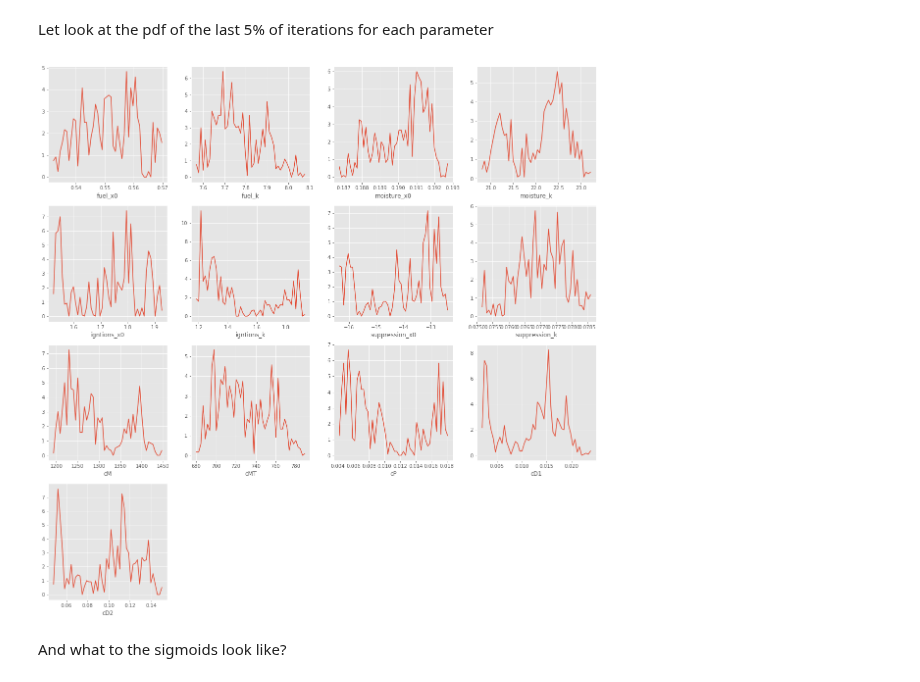
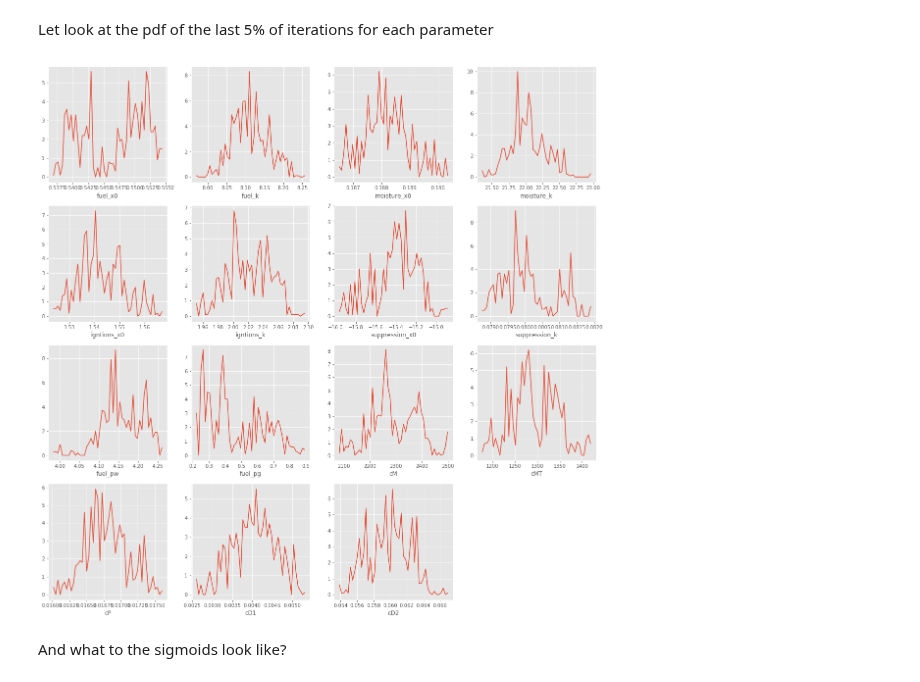
Before and after one commit to rhyswhitley/fire_limitation, a Jupyter notebook: notebooks/bayesian_inference.ipynb, the cells around one changed output. Cells and saved outputs as stored; diff of their text form; code cells hidden in the pictures.

```diff
--- a/notebooks/bayesian_inference.ipynb
+++ b/notebooks/bayesian_inference.ipynb
@@ -118,7 +118,7 @@ sample_pc     = 10
 nIterations   = 6000
 outPath       = "../data/globfire.csv"
 param_outpath = '../outputs/params.csv'
-trace_db      = '../data/firemodel_trace_maxF_longLims_CoverBigPower_TreeMoisture_fuelSeason_lin3.db'
+trace_db      = '../data/firemodel_trace_maxF_longLims_CoverBigPower_TreeMoisture_alphaMax_NofirePower3.db'
 # %%
 def npLog0 (x):
     return [np.log(i) if i > 0 else 0.0000001 for i in x]
@@ -261,18 +262,19 @@ with pm3.Model() as fire_error:
     fuel_x0        = pm3.Uniform('fuel_x0'       ,    -1.0,  2.0)
     fuel_k         = pm3.Uniform('fuel_k'        ,     0.0, 1000.0)
     fuel_pw        = pm3.Uniform('fuel_pw'       ,     1.0, 20.0)
-    fuel_pg        = pm3.Uniform('fuel_pg'       ,     0.0, 20.0)
+    fuel_pg        = pm3.Uniform('fuel_pg'       ,     0.0, 1.0)
 
     moisture_x0    = pm3.Uniform('moisture_x0'   ,    -1.0,  2.0)
     moisture_k     = pm3.Uniform('moisture_k'    ,     0.0, 1000.0)
 
-    ignition_x0    = pm3.Uniform('igntions_x0'   ,  -100.0, 10.0)
+    ignition_x0    = pm3.Uniform('igntions_x0'   ,    -4.0, 4.0)
     ignition_k     = pm3.Uniform('igntions_k'    ,     0.0, 1000.0)
 
     suppression_x0 = pm3.Uniform('suppression_x0',  -100.0,  200.0)
     suppression_k  = pm3.Uniform('suppression_k' ,     0.0, 1000.0)
 
     max_f          = pm3.Uniform('max_f'         ,     0.0,    1.0)
+    #pow_f          = pm3.Uniform('pow_f'         ,     0.0,    1.0)
 # now for the hyper-parameters that describe the independent fire condition covariates
     cM  = pm3.Uniform('cM' , 0.0, 1e4)
     cMT = pm3.Uniform('cMT', 0.0, 1e4)
@@ -375,33 +377,34 @@ Let look at the pdf of the last 5% of iterations for each parameter
 # %%
 variables2Plot = ['fuel_x0'       , 'fuel_k',
                   'moisture_x0'   , 'moisture_k',
                   'igntions_x0'   , 'igntions_k',
                   'suppression_x0', 'suppression_k',
+                  'fuel_pw'       , 'fuel_pg',
                   'cM'            , 'cMT',
                   'cP',
                   'cD1'           , 'cD2']
 
 nvar = len(variables2Plot)
 npcol = 4
 nprow = np.ceil(nvar / npcol)
 
 plt.figure(figsize=(20,5 * nprow))
 def plotVar(var1, pn):
     plt.subplot(npcol, nprow, pn)
     param = vals[var1]
 
     hist, bins = np.histogram(param, bins=50)
     hist = 100.0 * hist / np.sum(hist)
     bins = bins[1:] - np.diff(bins)/2
     plt.plot(bins, hist)
     plt.xlabel(var1)
 
 pn = 0
 for i in variables2Plot:
     pn = pn + 1
     plotVar(i, pn)
 # %% [output]
-[figure, old version]
+[figure, new version]
 # %% [markdown]
 And what to the sigmoids look like?
 # %%
```
Also changed, not shown: parts of 6 cells of this notebook.
